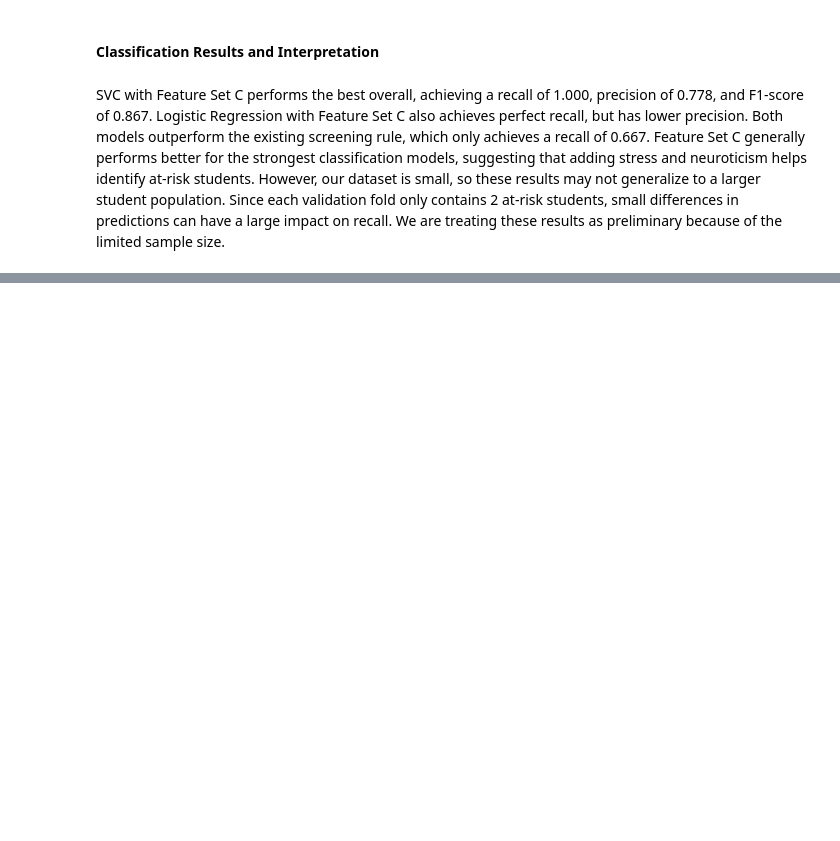
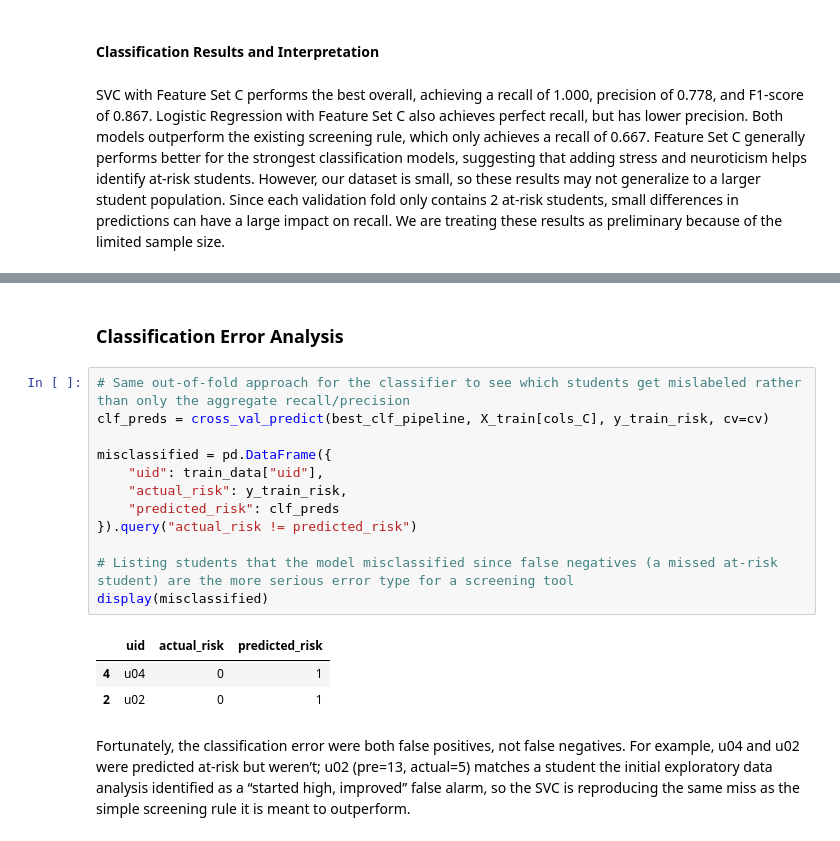
Before and after one commit to mariabssadh1-droid/spark_check, a Jupyter notebook: INSY 674-Group Project.ipynb, the cells around one changed output, grey strips where cells are left out. Cells and saved outputs as stored; diff of their text form; blank space fills up the shorter version.

```diff
--- a/INSY 674-Group Project.ipynb
+++ b/INSY 674-Group Project.ipynb
@@ -1770,0 +1853,20 @@ SVC with Feature Set C performs the best overall, achieving a recall of 1.000, p
+# %% [markdown]
+### Classification Error Analysis
+# %%
+# Same out-of-fold approach for the classifier to see which students get mislabeled rather than only the aggregate recall/precision
+clf_preds = cross_val_predict(best_clf_pipeline, X_train[cols_C], y_train_risk, cv=cv)
+
+misclassified = pd.DataFrame({
+    "uid": train_data["uid"],
+    "actual_risk": y_train_risk,
+    "predicted_risk": clf_preds
+}).query("actual_risk != predicted_risk")
+
+# Listing students that the model misclassified since false negatives (a missed at-risk student) are the more serious error type for a screening tool
+display(misclassified)
+# %% [output]
+|  | uid | actual_risk | predicted_risk |
+| 4 | u04 | 0 | 1 |
+| 2 | u02 | 0 | 1 |
+# %% [markdown]
+Fortunately, the classification error were both false positives, not false negatives. For example, u04 and u02 were predicted at-risk but weren’t; u02 (pre=13, actual=5) matches a student the initial exploratory data analysis identified as a “started high, improved” false alarm, so the SVC is reproducing the same miss as the simple screening rule it is meant to outperform.
```
Also changed, not shown: parts of 49 cells of this notebook.
